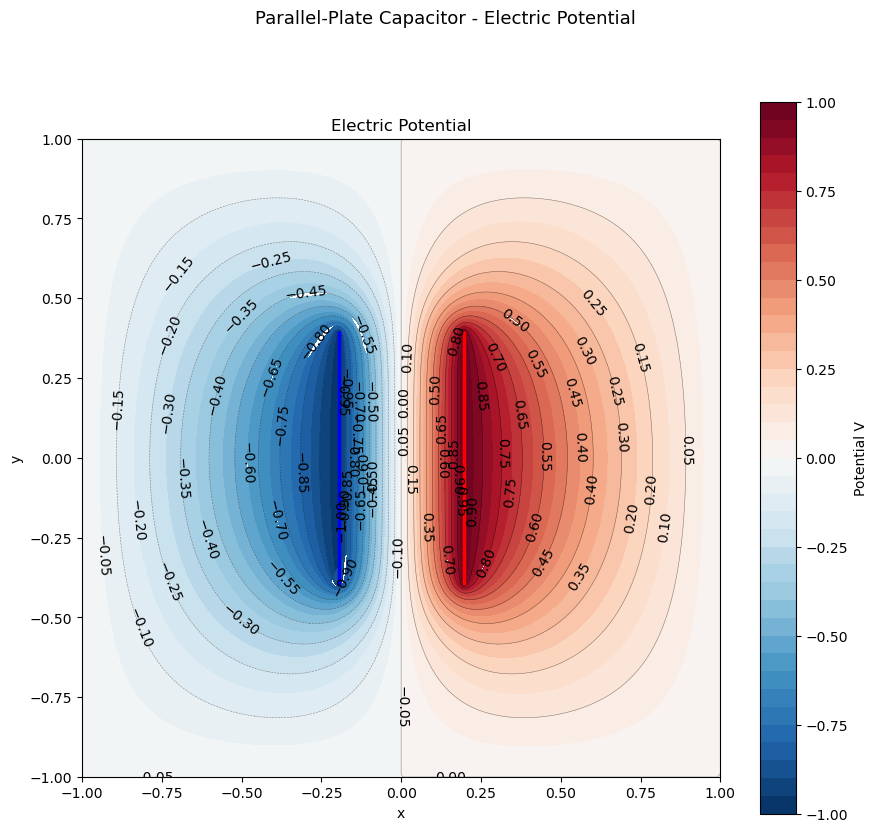
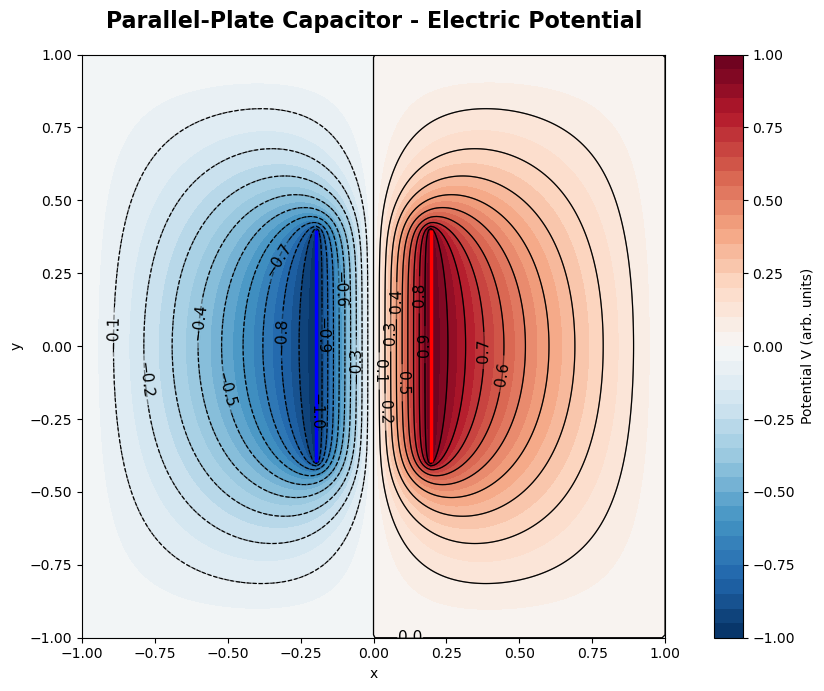
Unified diff of the notebook cell whose output changed from the first chart to the second:
--- before
+++ after
@@ -1,12 +1,12 @@
 "Potential Contour Plot"
 
-fig1, ax = plt.subplots(figsize=(9, 9), dpi=100, facecolor="white")
-fig1.suptitle("Parallel-Plate Capacitor - Electric Potential", fontsize=13)
+fig1, ax = plt.subplots(figsize=(10, 7), dpi=100, facecolor="white")
+fig1.suptitle("Parallel-Plate Capacitor - Electric Potential", fontsize=16, fontweight="semibold")
 
 cf = ax.contourf(X, Y, V, levels=40, cmap="RdBu_r")
-ax.clabel(cf, fontsize=10, inline=True, colors="black")
-ax.contour(X, Y, V, levels=20, colors="k", linewidths=0.4, alpha=0.45)
-fig1.colorbar(cf, ax=ax, label="Potential V", shrink=0.85)
-ax.set_title("Electric Potential")
+cs = ax.contour(X, Y, V, levels=20, colors="k", linewidths=0.8)
+ax.clabel(cs, cs.levels[::1], fontsize=11, inline=True, colors="black")
+ax.contour(X, Y, V, levels=20, colors="k", linewidths=1, alpha=0.45)
+fig1.colorbar(cf, ax=ax, label="Potential V (arb. units)")
 ax.set_xlabel("x"); ax.set_ylabel("y")
 ax.set_aspect("equal")

Commit: Update PHYS_486_Homework_4.ipynb